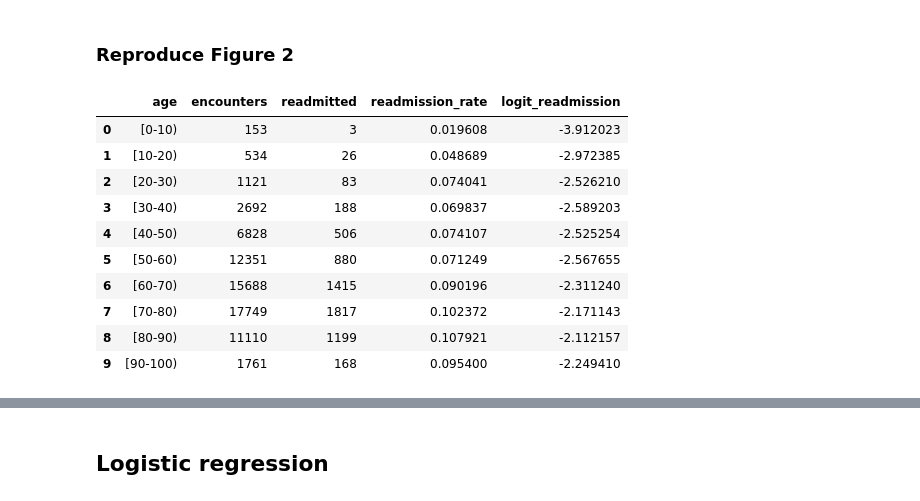
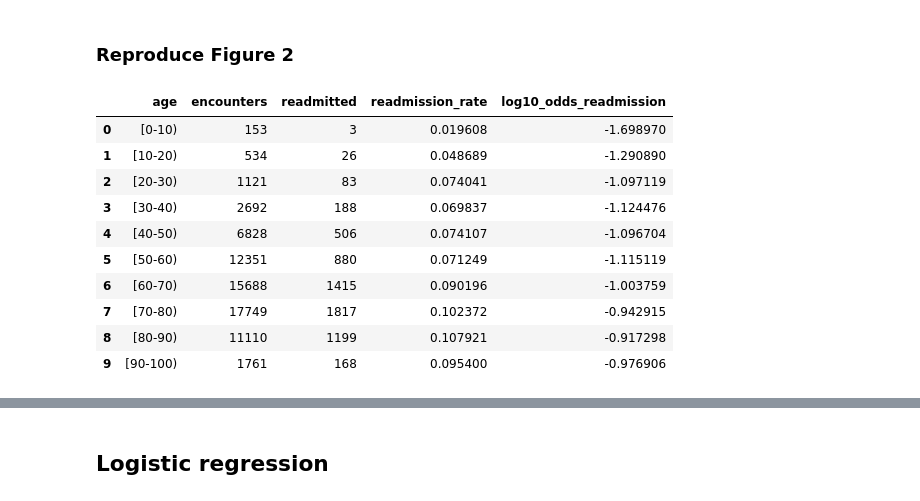
Before and after one commit to mxh210/Summer-Individual-Project, a Jupyter notebook: Processing_Pipeline/01_reproduce_core_paper.ipynb, the cells around one changed output, grey strips where cells are left out. Drawn from its saved outputs; the diff is of its cells as text; code cells hidden in the pictures.

```diff
--- a/Processing_Pipeline/01_reproduce_core_paper.ipynb
+++ b/Processing_Pipeline/01_reproduce_core_paper.ipynb
@@ -1137,38 +1137,38 @@ Name: count, dtype: int64
 # %%
 age_order_original = [
     "[0-10)", "[10-20)", "[20-30)", "[30-40)", "[40-50)",
     "[50-60)", "[60-70)", "[70-80)", "[80-90)", "[90-100)"
 ]
 
 age_logit = (
     df_clean
     .groupby("age", observed=False)
     .agg(
         encounters=("readmitted_30", "size"),
         readmitted=("readmitted_30", "sum"),
         readmission_rate=("readmitted_30", "mean")
     )
     .reindex(age_order_original)
     .reset_index()
 )
 
-age_logit["logit_readmission"] = np.log(
+age_logit["log10_odds_readmission"] = np.log10(
     age_logit["readmission_rate"] / (1 - age_logit["readmission_rate"])
 )
 
 age_logit
 # %% [output]
-|  | age | encounters | readmitted | readmission_rate | logit_readmission |
-| 0 | [0-10) | 153 | 3 | 0.019608 | -3.912023 |
-| 1 | [10-20) | 534 | 26 | 0.048689 | -2.972385 |
-| 2 | [20-30) | 1121 | 83 | 0.074041 | -2.526210 |
-| 3 | [30-40) | 2692 | 188 | 0.069837 | -2.589203 |
-| 4 | [40-50) | 6828 | 506 | 0.074107 | -2.525254 |
-| 5 | [50-60) | 12351 | 880 | 0.071249 | -2.567655 |
-| 6 | [60-70) | 15688 | 1415 | 0.090196 | -2.311240 |
-| 7 | [70-80) | 17749 | 1817 | 0.102372 | -2.171143 |
-| 8 | [80-90) | 11110 | 1199 | 0.107921 | -2.112157 |
-| 9 | [90-100) | 1761 | 168 | 0.095400 | -2.249410 |
+|  | age | encounters | readmitted | readmission_rate | log10_odds_readmission |
+| 0 | [0-10) | 153 | 3 | 0.019608 | -1.698970 |
+| 1 | [10-20) | 534 | 26 | 0.048689 | -1.290890 |
+| 2 | [20-30) | 1121 | 83 | 0.074041 | -1.097119 |
+| 3 | [30-40) | 2692 | 188 | 0.069837 | -1.124476 |
+| 4 | [40-50) | 6828 | 506 | 0.074107 | -1.096704 |
+| 5 | [50-60) | 12351 | 880 | 0.071249 | -1.115119 |
+| 6 | [60-70) | 15688 | 1415 | 0.090196 | -1.003759 |
+| 7 | [70-80) | 17749 | 1817 | 0.102372 | -0.942915 |
+| 8 | [80-90) | 11110 | 1199 | 0.107921 | -0.917298 |
+| 9 | [90-100) | 1761 | 168 | 0.095400 | -0.976906 |
 # %%
 plt.figure(figsize=(8, 5))
 
```
Also changed, not shown: parts of 4 cells of this notebook, 2 other files.
